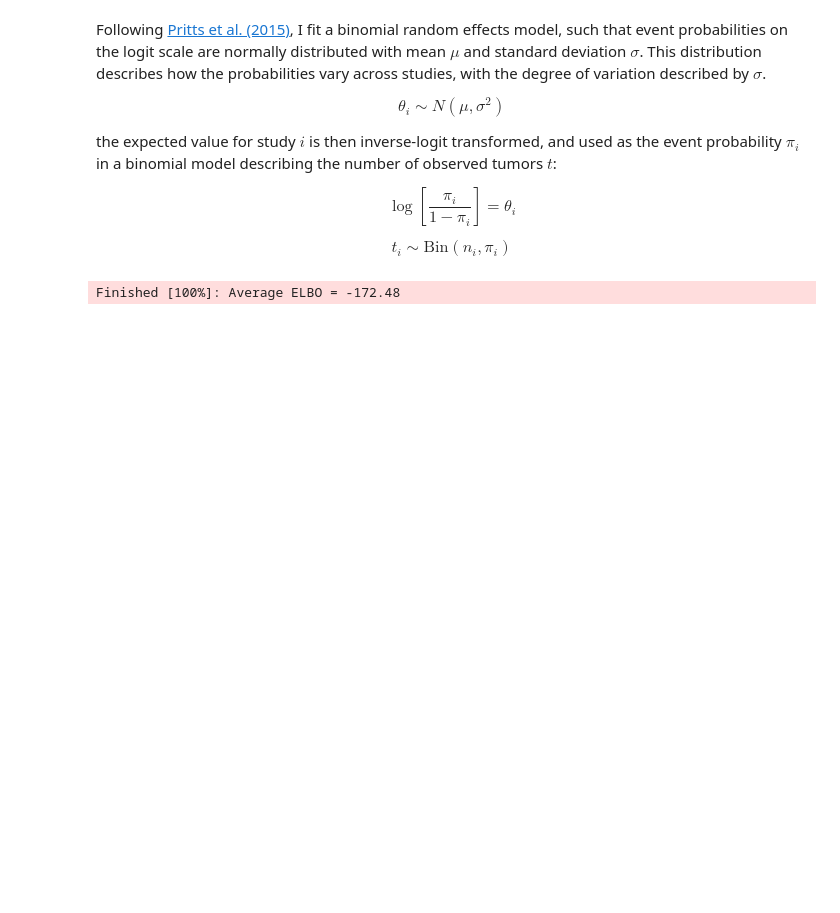
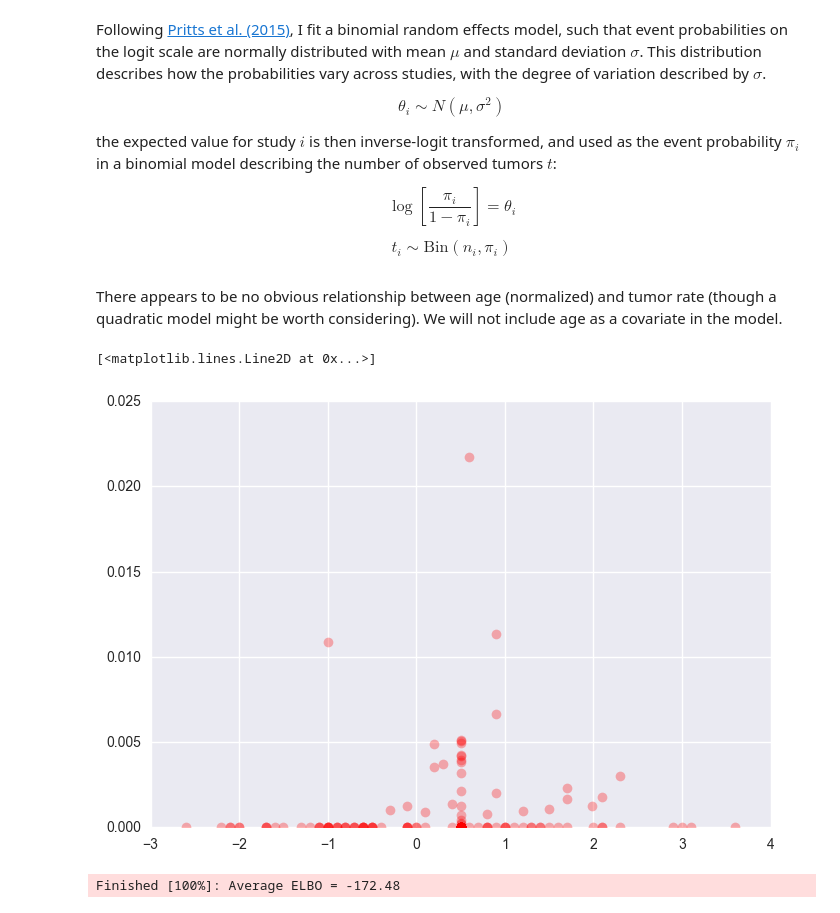
Before and after one commit to VanderbiltPopHealthSci/uterine_fibroids_MA, a Jupyter notebook: Key Question 3 Meta-analysis.ipynb, the cells around one changed output. Saved outputs shown, nothing was run; the diff lists cells and outputs as text; code cells hidden in the pictures; blank space fills up the shorter version.

Commit message:
Added plot of age vs tumor rate

```diff
--- a/Key Question 3 Meta-analysis.ipynb
+++ b/Key Question 3 Meta-analysis.ipynb
@@ -111,6 +111,13 @@ age_max_norm = ((model_data.age_max - 60)/10).fillna(0.5).values
 poly_terms = 3
 
 invlogit = pm.math.invlogit
+# %% [markdown]
+There appears to be no obvious relationship between age (normalized) and tumor rate (though a quadratic model might be worth considering). We will not include age as a covariate in the model.
+# %%
+plt.plot(age_max_norm, tumors/n, 'ro', alpha=0.3)
+# %% [output]
+[<matplotlib.lines.Line2D at 0x...>]
+[figure, added]
 # %%
 with pm.Model() as pritts_update:
 
```
